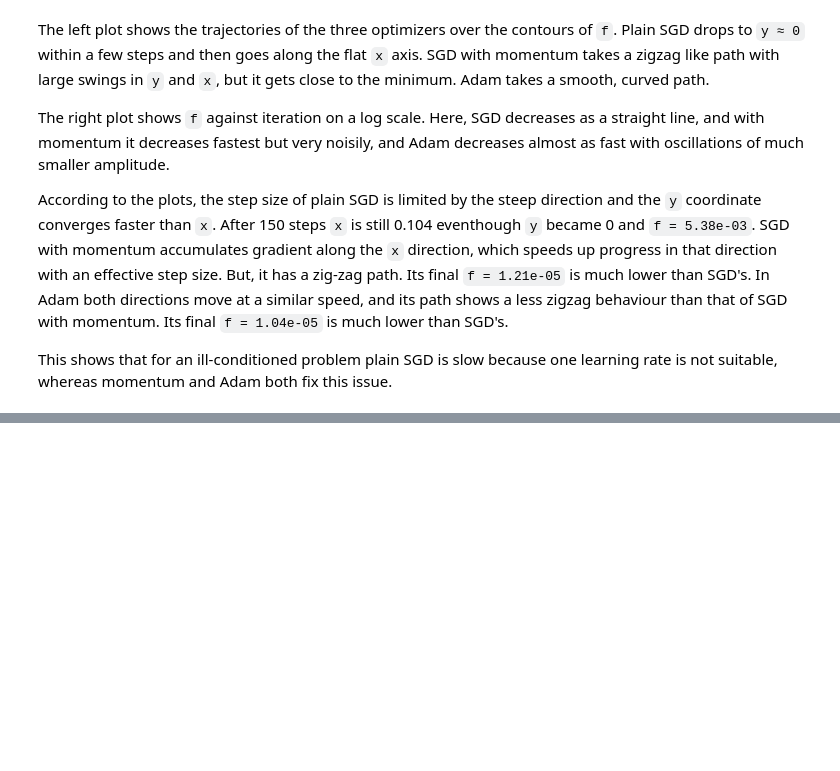
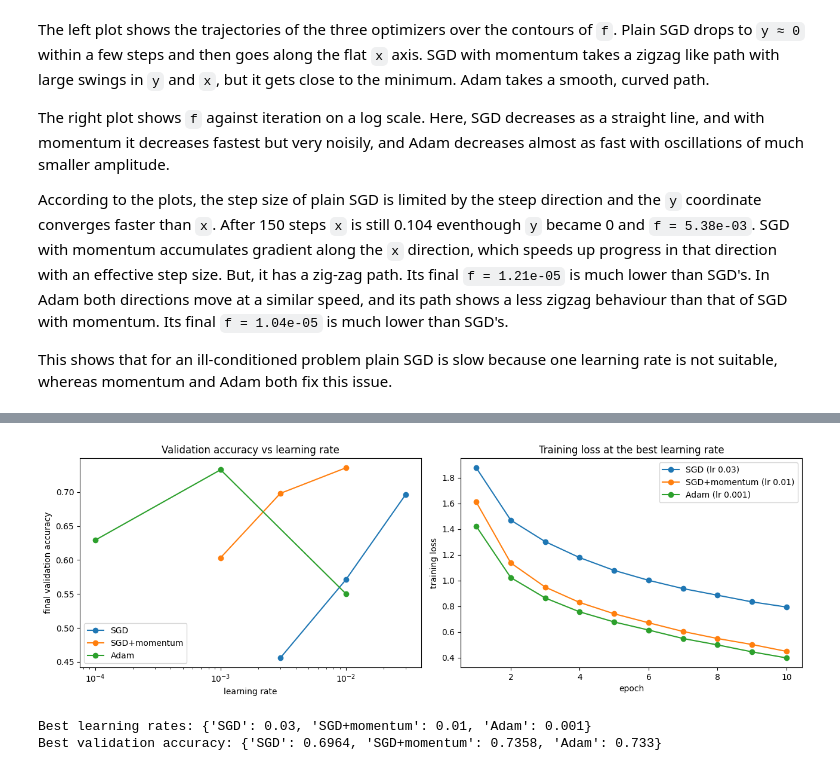
Before and after one commit to NethmiAmasha/Deep-Learning-for-Vision, a Jupyter notebook: EN4554_AS02.ipynb, the cells around one changed output, grey strips where cells are left out. Cells and saved outputs as stored; diff of their text form; code cells hidden in the pictures; blank space fills up the shorter version.

Commit message:
Training a small CNN with each optimizer

```diff
--- a/EN4554_AS02.ipynb
+++ b/EN4554_AS02.ipynb
@@ -552,0 +615,14 @@ This shows that for an ill-conditioned problem plain SGD is slow because one lea
+# %%
+grid = {
+    "SGD": (SGDMomentum, dict(momentum=0.0), [0.003, 0.01, 0.03]),
+    "SGD+momentum": (SGDMomentum, dict(momentum=0.9), [0.001, 0.003, 0.01]),
+    "Adam": (Adam,        dict(),             [1e-4, 1e-3, 1e-2]),
+}
+
+results = {}
+for name, (cls, kw, lrs) in grid.items():
+    for lr in lrs:
+        h = train_cnn(cls, lr, **kw)
+        results[(name, lr)] = h
+        print(f"{name:13s} lr={lr:<7g} final val acc = {h['val_acc'][-1]:.4f}   "
+              f"final train loss = {h['train_loss'][-1]:.4f}")
@@ -552,0 +639,31 @@ This shows that for an ill-conditioned problem plain SGD is slow because one lea
+# %%
+# Plotting
+fig, ax = plt.subplots(1, 2, figsize=(13, 4.5))
+
+# validation accuracy vs learning rate
+for name, (_, _, lrs) in grid.items():
+    ax[0].plot(lrs, [results[(name, lr)]["val_acc"][-1] for lr in lrs], marker="o", label=name)
+ax[0].set(xscale="log", xlabel="learning rate", ylabel="final validation accuracy",
+          title="Validation accuracy vs learning rate")
+ax[0].legend()
+
+# training loss at best rate
+best = {}
+for name, (_, _, lrs) in grid.items():
+    best[name] = max(lrs, key=lambda lr: results[(name, lr)]["val_acc"][-1])
+    h = results[(name, best[name])]
+    ax[1].plot(range(1, len(h["train_loss"]) + 1), h["train_loss"], marker="o",
+               label=f"{name} (lr {best[name]:g})")
+ax[1].set(xlabel="epoch", ylabel="training loss", title="Training loss at the best learning rate")
+ax[1].legend()
+
+plt.tight_layout()
+plt.show()
+
+print("Best learning rates:", best)
+print("Best validation accuracy:",
+      {n: round(results[(n, best[n])]["val_acc"][-1], 4) for n in best})
+# %% [output]
+[figure, added]
+Best learning rates: {'SGD': 0.03, 'SGD+momentum': 0.01, 'Adam': 0.001}
+Best validation accuracy: {'SGD': 0.6964, 'SGD+momentum': 0.7358, 'Adam': 0.733}
```
Also changed, not shown: parts of 9 cells of this notebook.
